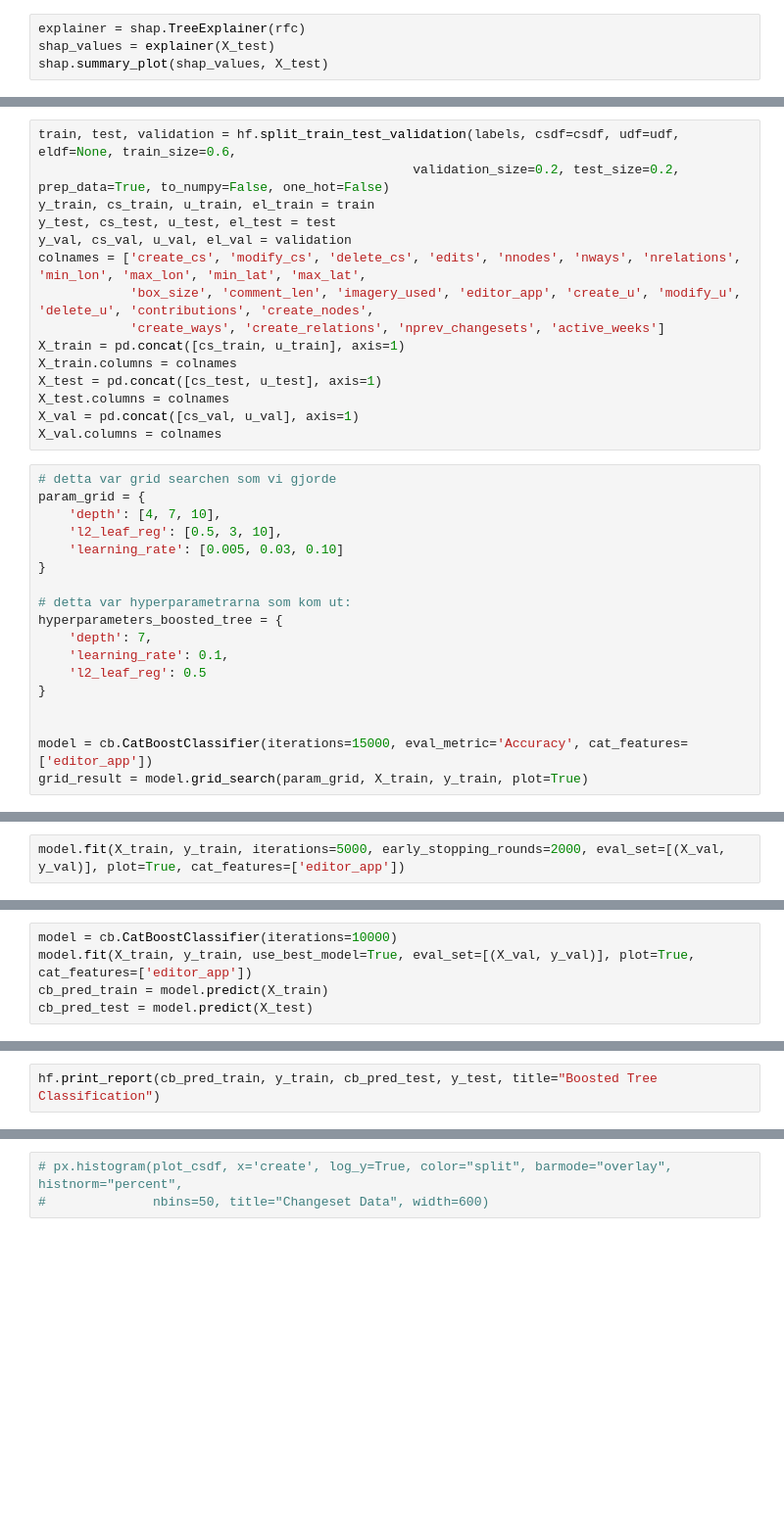
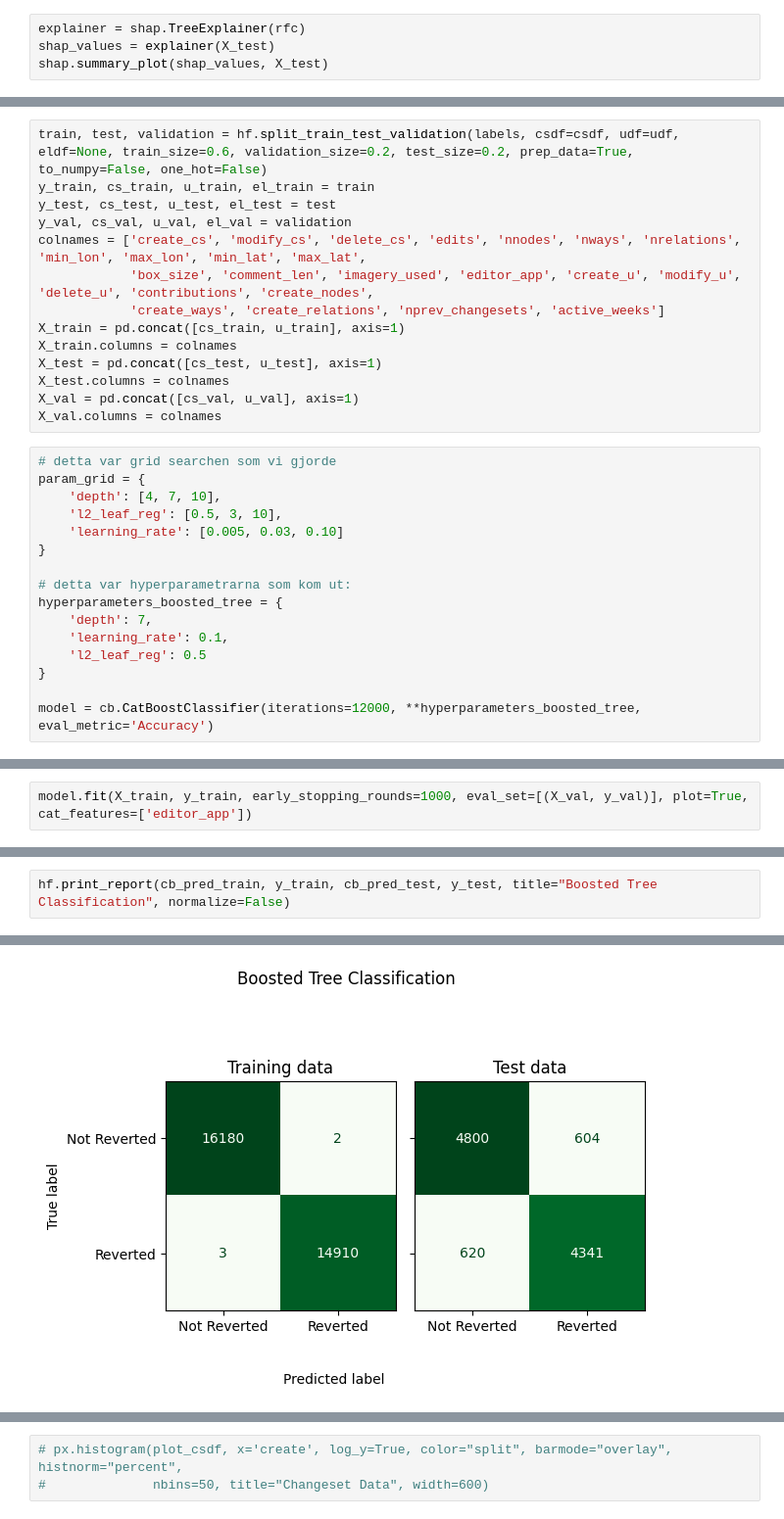
Before and after one commit to dananen/MastersThesis, a Jupyter notebook: summaryJN.ipynb, the cells around one changed output, grey strips where cells are left out. Shown at 98% size. Drawn from its saved outputs; the diff is of its cells as text; blank space fills up the shorter version.

```diff
--- a/summaryJN.ipynb
+++ b/summaryJN.ipynb
@@ -99,6 +140,5 @@ hf.rfc_importances(X_test, y_test, rfc, cs=True, u=True, el=False)
 # %%
-train, test, validation = hf.split_train_test_validation(labels, csdf=csdf, udf=udf, eldf=None, train_size=0.6,
-                                                 validation_size=0.2, test_size=0.2, prep_data=True, to_numpy=False, one_hot=False)
+train, test, validation = hf.split_train_test_validation(labels, csdf=csdf, udf=udf, eldf=None, train_size=0.6, validation_size=0.2, test_size=0.2, prep_data=True, to_numpy=False, one_hot=False)
 y_train, cs_train, u_train, el_train = train
 y_test, cs_test, u_test, el_test = test
 y_val, cs_val, u_val, el_val = validation
@@ -126,6 +166,4 @@ hyperparameters_boosted_tree = {
     'l2_leaf_reg': 0.5
 }
 
-
-model = cb.CatBoostClassifier(iterations=15000, eval_metric='Accuracy', cat_features=['editor_app'])
-grid_result = model.grid_search(param_grid, X_train, y_train, plot=True)
+model = cb.CatBoostClassifier(iterations=12000, **hyperparameters_boosted_tree, eval_metric='Accuracy')
@@ -135,2 +170,2 @@ grid_result['params']
 # %%
-model.fit(X_train, y_train, iterations=5000, early_stopping_rounds=2000, eval_set=[(X_val, y_val)], plot=True, cat_features=['editor_app'])
+model.fit(X_train, y_train, early_stopping_rounds=1000, eval_set=[(X_val, y_val)], plot=True, cat_features=['editor_app'])
@@ -137,5 +191,0 @@ model.fit(X_train, y_train, iterations=5000, early_stopping_rounds=2000, eval_se
-# %%
-model = cb.CatBoostClassifier(iterations=10000)
-model.fit(X_train, y_train, use_best_model=True, eval_set=[(X_val, y_val)], plot=True, cat_features=['editor_app'])
-cb_pred_train = model.predict(X_train)
-cb_pred_test = model.predict(X_test)
@@ -142,2 +195,3 @@ cb_pred_test = model.predict(X_test)
 # %%
-hf.print_report(cb_pred_train, y_train, cb_pred_test, y_test, title="Boosted Tree Classification")
+hf.print_report(cb_pred_train, y_train, cb_pred_test, y_test, title="Boosted Tree Classification", normalize=False)
+# %% [output]
@@ -143,0 +217 @@ hf.print_report(cb_pred_train, y_train, cb_pred_test, y_test, title="Boosted Tre
+[figure, added]
```
Also changed, not shown: parts of 24 cells of this notebook, 1 other file.
